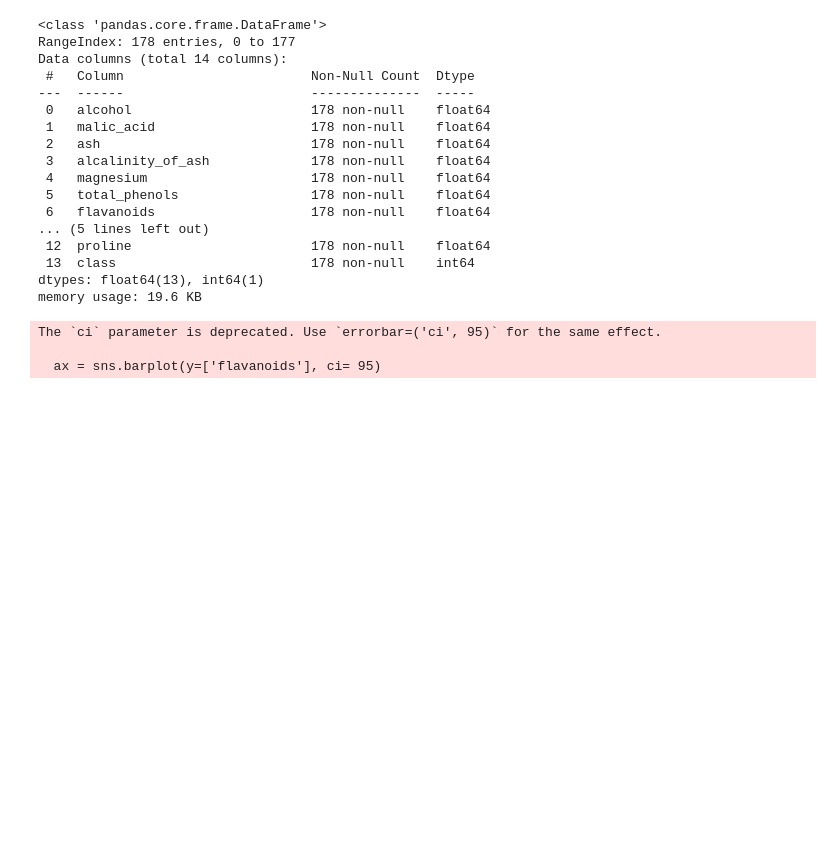
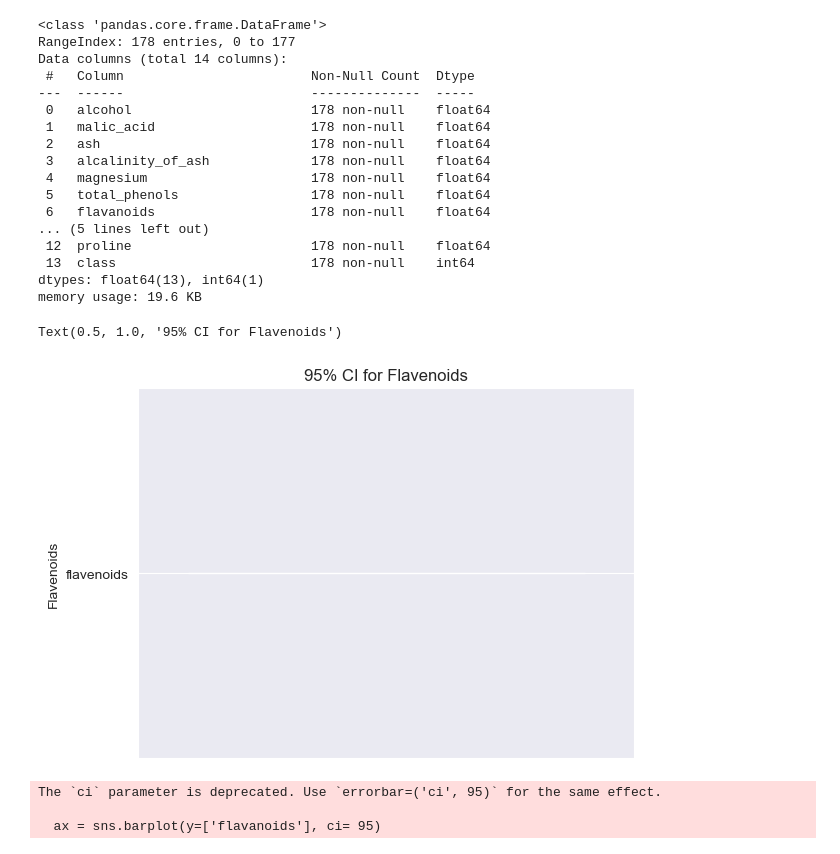
Before and after one commit to jayatgp/eods-f2025, a Jupyter notebook: weekly_quiz/Week_04_Quiz-UNI.ipynb, the cells around one changed output. Drawn from its saved outputs; the diff is of its cells as text; code cells hidden in the pictures; blank space fills up the shorter version.

```diff
--- a/weekly_quiz/Week_04_Quiz-UNI.ipynb
+++ b/weekly_quiz/Week_04_Quiz-UNI.ipynb
@@ -50,6 +71,14 @@ Data columns (total 14 columns):
  13  class                         178 non-null    int64
 dtypes: float64(13), int64(1)
 memory usage: 19.6 KB
+# %%
+ax=sns.barplot(y=['flavenoids'], errorbar=('ci',0.95))
+ax.set_ylabel('Flavenoids')
+ax.set_xlabel('')
+ax.set_title('95% CI for Flavenoids')
+# %% [output]
+Text(0.5, 1.0, '95% CI for Flavenoids')
+[figure, added]
 # %%
 #2. Generate a barplot of the 'flavenoids' column with 95% confidence intervals using sns.barplot()
 # These are the CI values we're going to calculate below.
```
Also changed, not shown: parts of 5 cells of this notebook, 1 other file.
